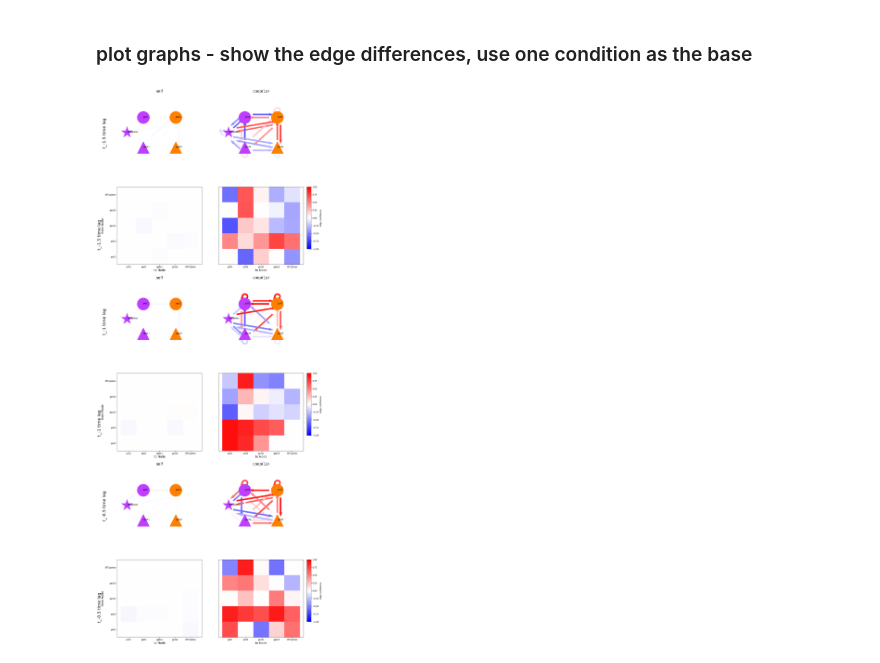
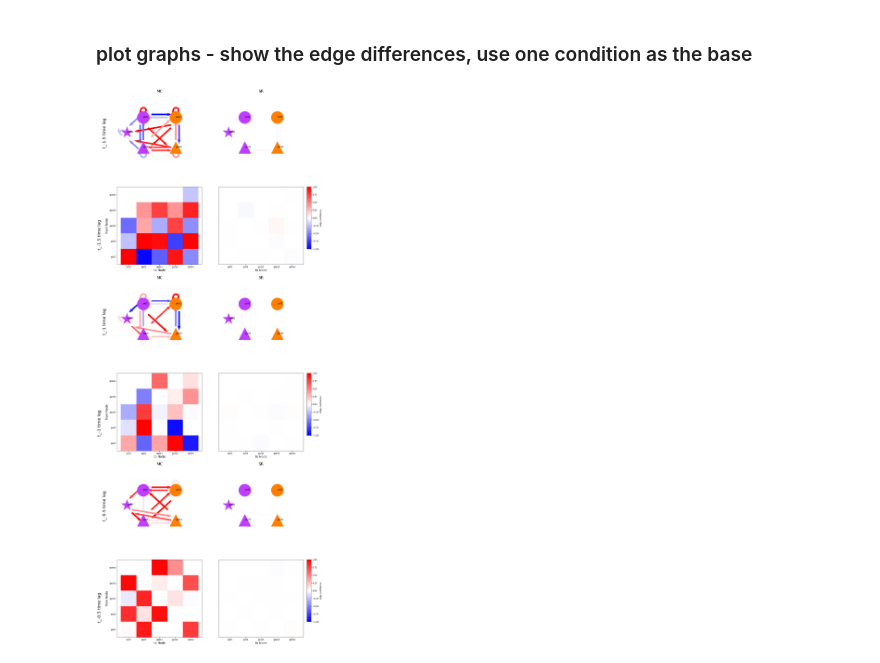
Before and after one commit to wilburshi/following_up_analysis, a Jupyter notebook: 3d_recontruction_analysis_self_and_coop_task_neural_analysis/3LagDBN_and_neuron_bhv_singlecam_wholebodylabels_combinesessions_basicEvents.ipynb, the cells around one changed output. Cells and saved outputs as stored; diff of their text form; code cells hidden in the pictures.

```diff
--- a/3d_recontruction_analysis_self_and_coop_task_neural_analysis/3LagDBN_and_neuron_bhv_singlecam_wholebodylabels_combinesessions_basicEvents.ipynb
+++ b/3d_recontruction_analysis_self_and_coop_task_neural_analysis/3LagDBN_and_neuron_bhv_singlecam_wholebodylabels_combinesessions_basicEvents.ipynb
@@ -896,11 +1327,13 @@ moreSampSize = 0 # 1: use more sample size (more than just minimal row number an
 num_starting_points = 100 # number of random starting points/graphs
 nbootstraps = 95
 
-totalsess_time = 600 # total session time in s
 # temp_resolus = [0.5,1,1.5,2] # temporal resolution in the DBN model, eg: 0.5 means 500ms
 temp_resolus = [0.5] # temporal resolution in the DBN model, eg: 0.5 means 500ms
 # temp_resolus = [0.2] # temporal resolution in the DBN model, eg: 0.5 means 500ms
 ntemp_reses = np.shape(temp_resolus)[0]
+
+animal1_fixedorder = [animal1_fixedorders[0]]
+animal2_fixedorder = [animal2_fixedorders[0]]
 
 # try different temporal resolutions, remember to use the same settings as in the previous ones
 for temp_resolu in temp_resolus:
@@ -955,7 +1388,7 @@ for temp_resolu in temp_resolus:
             with open(data_saved_subfolder+'/DBN_input_data_alltypes_'+animal1_fixedorder[0]+animal2_fixedorder[0]+'_'+str(temp_resolu)+'sReSo.pkl', 'rb') as f:
                 DBN_input_data_alltypes = pickle.load(f)
         else:
-            with open(data_saved_subfolder+'//DBN_input_data_alltypes_'+animal1_fixedorder[0]+animal2_fixedorder[0]+'_mergeTempsReSo.pkl', 'rb') as f:
+            with open(data_saved_subfolder+'/DBN_input_data_alltypes_'+animal1_fixedorder[0]+animal2_fixedorder[0]+'_mergeTempsReSo.pkl', 'rb') as f:
                 DBN_input_data_alltypes = pickle.load(f)
 
 
@@ -993,8 +1426,6 @@ for temp_resolu in temp_resolus:
             # different session conditions (aka DBN groups)
             for iDBN_group in np.arange(0,nDBN_groups,1):
                 iDBN_group_typename = DBN_group_typenames[iDBN_group]
-                iDBN_group_typeID =  DBN_group_typeIDs[iDBN_group]
-                iDBN_group_cothres = DBN_group_coopthres[iDBN_group]
 
                 try:
                     bhv_df_all = DBN_input_data_alltypes[iDBN_group_typename]
@@ -1119,9 +1570,7 @@ for temp_resolu in temp_resolus:
 # %%
 # ONLY FOR PLOT!!
 # define DBN related summarizing variables
-DBN_group_typenames = ['self','coop(1s)']
-DBN_group_typeIDs  =  [1,3,]
-DBN_group_coopthres = [0,1,]
+DBN_group_typenames = np.unique(task_conditions)
 nDBN_groups = np.shape(DBN_group_typenames)[0]
 
 
@@ -1144,7 +1593,7 @@ else:
 nsamplings = np.shape(samplingsizes_name)[0]
 
 # make sure these variables are consistent with the train_DBN_alec.py settings
-eventnames = ["pull1","pull2","gaze1","gaze2",'OFCspikes']
+eventnames = ["pull1","pull2","gaze1","gaze2",'spikes']
 eventnode_locations = [[0,1],[1,1],[0,0],[1,0],[-0.5,0.5],]
 eventname_locations = [[0,1],[1,1],[0,0],[1,0],[-0.5,0.5],]
 # indicate where edge starts
@@ -1165,7 +1614,11 @@ nodearrow_directions = [[[ -45,-180],[0.50,0.00],[0.00,-.50],[0.50,-.50],[-0.2,-
                        ]
 
 nevents = np.size(eventnames)
+
+# Dodson is animal1, and Kanga is animal 2
 eventnodes_color = ['#BF3EFF','#FF7F00','#BF3EFF','#FF7F00','#BF3EFF',]
+if animal2_fixedorders[0] == 'kanga':
+    eventnodes_color = ['#BF3EFF','#FF7F00','#BF3EFF','#FF7F00','#FF7F00',]
 eventnodes_shape = ["o","o","^","^","*",]
 
 
@@ -1204,6 +1657,9 @@ for ilag in np.arange(0,ntime_lags,1):
 
             #sig_edges_tgt = sig_edges_tgt*((weighted_graphs_tgt.mean(axis=0)>0.5)*1)
 
+            sig_edges_tgt = sig_edges_tgt.astype(float)
+            sig_edges_tgt[sig_edges_tgt==0]=np.nan
+
             sig_avg_dags = weighted_graphs_tgt.mean(axis = 0) * sig_edges_tgt
             sig_avg_dags = sig_avg_dags[fromRowID,:]
 
@@ -1227,8 +1683,8 @@ for ilag in np.arange(0,ntime_lags,1):
                 axs[ilag*2+0,iDBN_group].plot(eventnode_locations[ieventnode][0],eventnode_locations[ieventnode][1],
                                               eventnodes_shape[ieventnode],markersize=60,markerfacecolor=eventnodes_color[ieventnode],
                                               markeredgecolor='none')
-                #axs[ilag*2+0,iDBN_group].text(eventname_locations[ieventnode][0],eventname_locations[ieventnode][1],
-                #                       eventnames[ieventnode],fontsize=15)
+                axs[ilag*2+0,iDBN_group].text(eventname_locations[ieventnode][0],eventname_locations[ieventnode][1],
+                                       eventnames[ieventnode],fontsize=15)
 
                 clmap = mpl.cm.get_cmap('Greens')
 
@@ -1324,9 +1984,7 @@ if savefigs:
 # %%
 # ONLY FOR PLOT!!
 # define DBN related summarizing variables
-DBN_group_typenames = ['self','coop(1s)',]
-DBN_group_typeIDs  =  [1,3,]
-DBN_group_coopthres = [0,1,]
+DBN_group_typenames = np.unique(task_conditions)
 nDBN_groups = np.shape(DBN_group_typenames)[0]
 
 # make sure these variables are the same as in the previous steps
@@ -1347,10 +2005,10 @@ else:
     samplingsizes_name = ['min_row_number']
 nsamplings = np.shape(samplingsizes_name)[0]
 
-basecondition = 'self'
+basecondition = 'SR'
 
 # make sure these variables are consistent with the train_DBN_alec.py settings
-eventnames = ["pull1","pull2","gaze1","gaze2",'OFCspikes']
+eventnames = ["pull1","pull2","gaze1","gaze2",'spikes']
 eventnode_locations = [[0,1],[1,1],[0,0],[1,0],[-0.5,0.5],]
 eventname_locations = [[0,1],[1,1],[0,0],[1,0],[-0.5,0.5],]
 # indicate where edge starts
@@ -1370,8 +2028,10 @@ nodearrow_directions = [[[ -45,-180],[0.50,0.00],[0.00,-.50],[0.50,-.50],[-0.2,-
                         [[0.20,0.20],[1.10,0.20],[0.20,-.20],[1.10,-.20],[  45, -90],[1.25,0.00]],
                        ]
 
-nevents = np.size(eventnames)
+# Dodson is animal1, and Kanga is animal 2
 eventnodes_color = ['#BF3EFF','#FF7F00','#BF3EFF','#FF7F00','#BF3EFF',]
+if animal2_fixedorders[0] == 'kanga':
+    eventnodes_color = ['#BF3EFF','#FF7F00','#BF3EFF','#FF7F00','#FF7F00',]
 eventnodes_shape = ["o","o","^","^","*",]
 
 nFromNodes = nevents
@@ -1439,6 +2099,9 @@ for ilag in np.arange(0,ntime_lags,1):
                 weighted_graphs_delta,sig_edges_delta = Modulation_Index(weighted_graphs_base, weighted_graphs_tgt,
                                                                          sig_edges_base, sig_edges_tgt, 150)
                 weighted_graphs_delta = weighted_graphs_delta.mean(axis=0)
+
+            sig_edges_delta = sig_edges_delta.astype(float)
+            sig_edges_delta[sig_edges_delta==0]=np.nan
 
             sig_avg_dags = weighted_graphs_delta * sig_edges_delta
             sig_avg_dags = sig_avg_dags[fromRowID,:]
@@ -1526,31 +2189,31 @@ for ilag in np.arange(0,ntime_lags,1):
                 fig.colorbar(im, ax=axs[ilag*2+1,iDBN_group], cax=cax,label='edge confidence')
 
             axs[ilag*2+1,iDBN_group].axis('equal')
             axs[ilag*2+1,iDBN_group].set_xlabel('to Node',fontsize=14)
             axs[ilag*2+1,iDBN_group].set_xticks(np.arange(0.5,5.5,1))
             axs[ilag*2+1,iDBN_group].set_xticklabels(eventnames)
             if iDBN_group == 0:
                 axs[ilag*2+1,iDBN_group].set_ylabel('from Node',fontsize=14)
                 axs[ilag*2+1,iDBN_group].set_yticks(np.arange(0.5,5.5,1))
                 axs[ilag*2+1,iDBN_group].set_yticklabels(eventnames)
                 axs[ilag*2+1,iDBN_group].text(-1.5,1,time_lag_name+' time lag',rotation=90,fontsize=20)
                 axs[ilag*2+0,iDBN_group].text(-1.25,0,time_lag_name+' time lag',rotation=90,fontsize=20)
             else:
                 axs[ilag*2+1,iDBN_group].set_yticks([])
                 axs[ilag*2+1,iDBN_group].set_yticklabels([])
 
         except:
             continue
 
 
 savefigs = 1
 if savefigs:
     figsavefolder = data_saved_folder+'figs_for_3LagDBN_and_neuron_bhv_singlecam_wholebodylabels_combinesessions_basicEvents/'+savefile_sufix+'/'+cameraID+'/'+animal1_fixedorder[0]+animal2_fixedorder[0]+'/'
     if not os.path.exists(figsavefolder):
         os.makedirs(figsavefolder)
     if moreSampSize:
         plt.savefig(figsavefolder+"threeTimeLag_DAGs_"+animal1_fixedorder[0]+animal2_fixedorder[0]+'_'+str(temp_resolu)+'_'+str(j_sampsize_name)+'_rows_EdgeFifferenceFrom_'+basecondition+'AsBase.pdf')
     else:
         plt.savefig(figsavefolder+"threeTimeLag_DAGs_"+animal1_fixedorder[0]+animal2_fixedorder[0]+'_'+str(temp_resolu)+'_'+j_sampsize_name+'_EdgeFifferenceFrom_'+basecondition+'AsBase.pdf')
 # %% [output]
-[figure, old version]
+[figure, new version]
```
Also changed, not shown: parts of 13 cells of this notebook, 29 other files.
